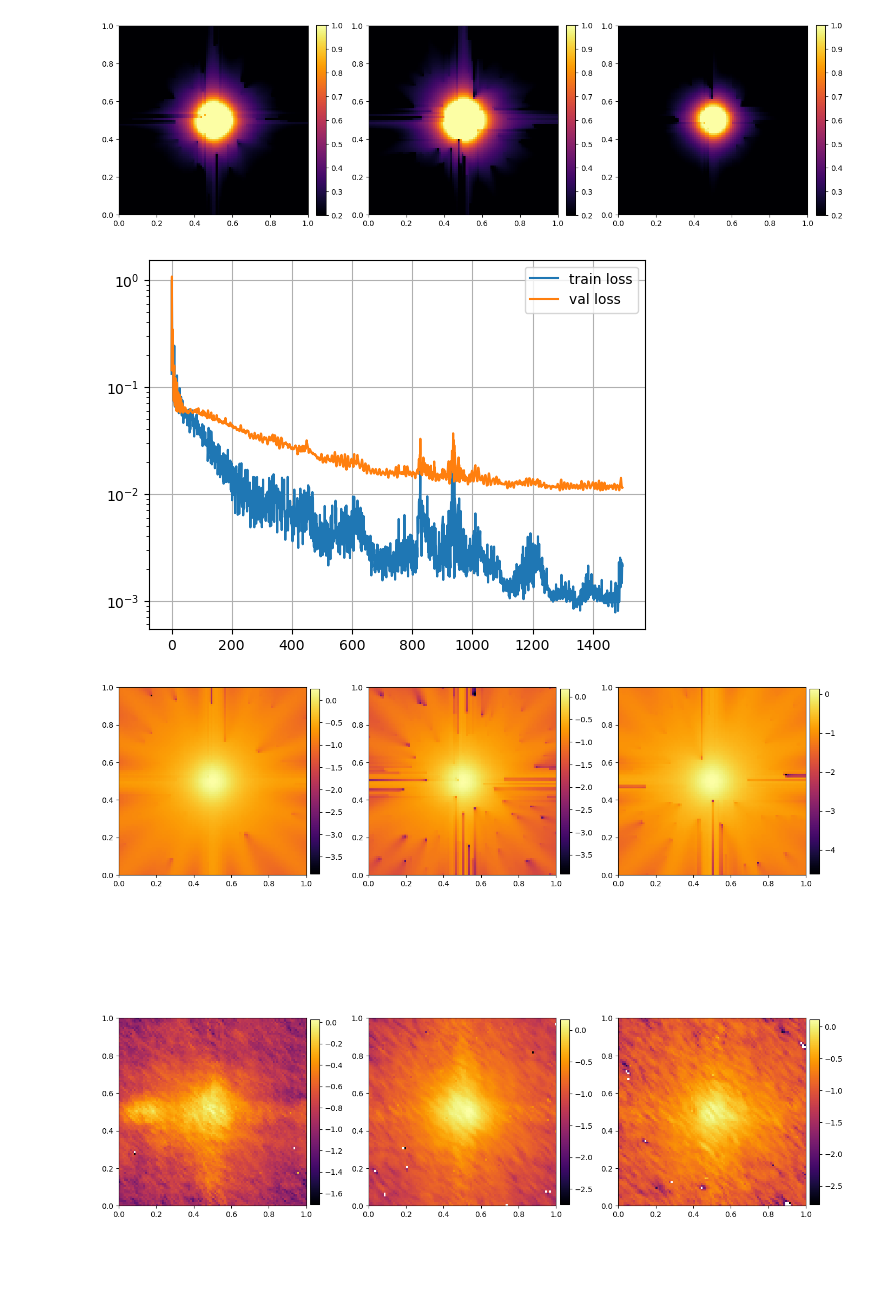
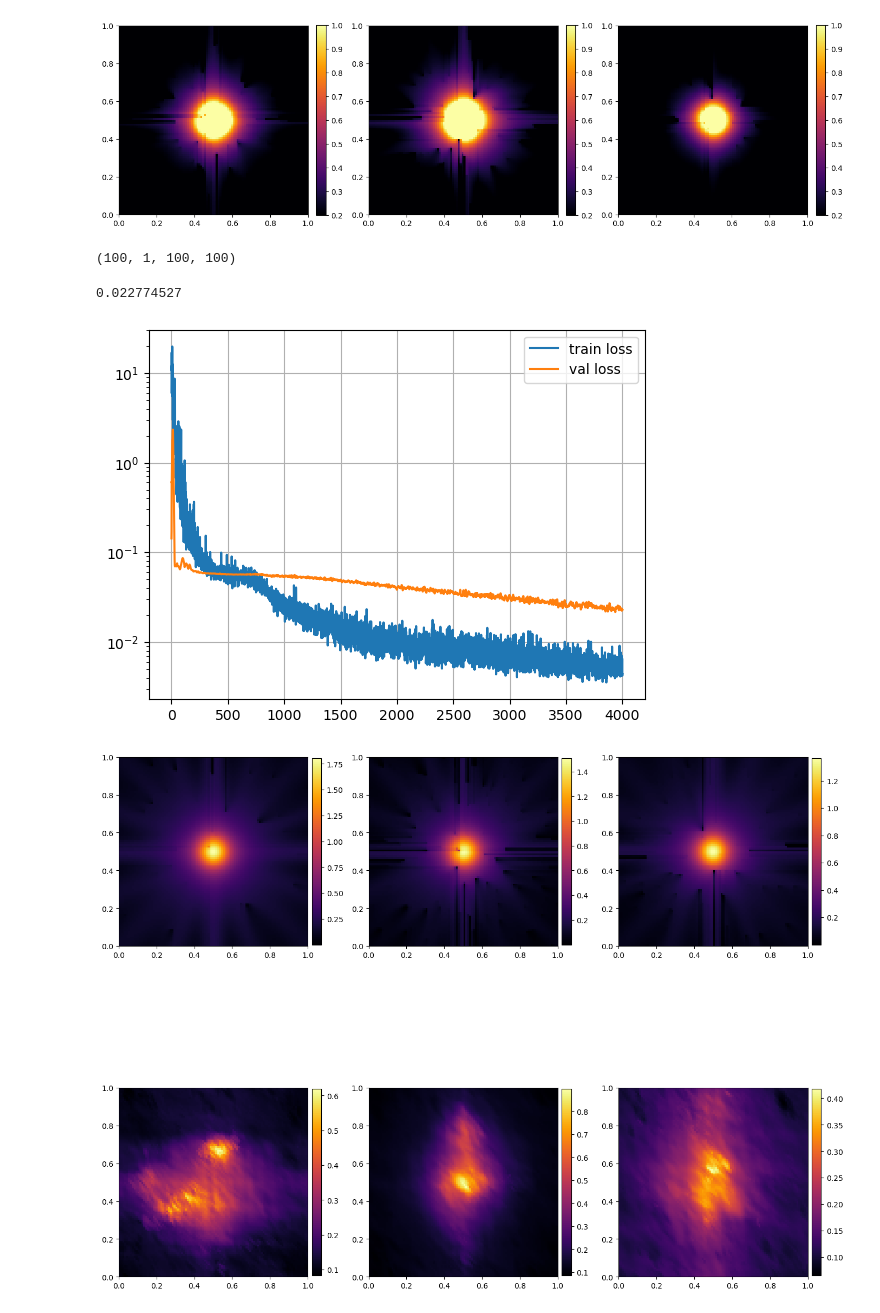
Before and after one commit to RuneRost/RadiativeTransfer, a Jupyter notebook: data2d_with_FNO2d.ipynb, the cells around one changed output. Drawn from its saved outputs; the diff is of its cells as text; code cells hidden in the pictures; blank space fills up the shorter version.

```diff
--- a/data2d_with_FNO2d.ipynb
+++ b/data2d_with_FNO2d.ipynb
@@ -181,12 +198,17 @@ class FNO2d(eqx.Module):
 fno2d = FNO2d(
     3,
     1,
-    16,
-    16,
+    24,
+    24,
     64,
+    0.28,
     jax.nn.relu,
     key=jax.random.PRNGKey(0),
 )
+
+# maybe change number of blocks also
+
+# optimal so far: 16,16 for modes; 32 for width; 0.2 for dropout
 # %%
 # creating the training data:
 # %%
@@ -483,19 +505,33 @@ def dataloader(
         batch_indices = permutation[start:end]
 
         yield dataset_x[batch_indices], dataset_y[batch_indices]
+# %%
+train_x.shape
+train_y.shape
+# %% [output]
+(100, 1, 100, 100)
 # %%
-def loss_fn(model, x, y):
-    y_pred = jax.vmap(model)(x)
+def loss_fn(model, x, y, key, deterministic=False):
+    y_pred = jax.vmap(model, in_axes=(0, None, None))(x, key, deterministic)
     loss = jnp.mean(jnp.square(y_pred - y))
     return loss
 
-optimizer = optax.adam(3e-4)
+# maybe add lr schedule?
+#lr_schedule = optax.linear_schedule(
+#    init_value=1e-3,
+#    end_value=1e-5,
+#    transition_steps=1000
+#)
+
+optimizer = optax.adamw(learning_rate=3e-4, weight_decay=1e-4)    # added weight decay (before optax.adam was used)
+#optimizer = optax.adamw(learning_rate=lr_schedule, weight_decay=1e-4)
 opt_state = optimizer.init(eqx.filter(fno2d, eqx.is_array))
 
 @eqx.filter_jit   #was bedeutet das?
-def make_step(model, state, x, y):
-    loss, grad = eqx.filter_value_and_grad(loss_fn)(model, x, y)
-    val_loss = loss_fn(model, test_x, test_y)
+def make_step(model, state, key, x, y):
+    loss, grad = eqx.filter_value_and_grad(loss_fn)(model, x, y, key, deterministic=False)
+    val_loss = loss_fn(model, test_x, test_y, key, deterministic=True)
+    #val_loss = loss_fn(model, test_x, test_y, deterministic=False)
     updates, new_state = optimizer.update(grad, state, model)
     new_model = eqx.apply_updates(model, updates)
     return new_model, new_state, loss, val_loss
@@ -504,49 +540,59 @@ loss_history = []
 val_loss_history = []
 
 shuffle_key = jax.random.PRNGKey(10)
-for epoch in tqdm(range(150)):
+for epoch in tqdm(range(400)):
     shuffle_key, subkey = jax.random.split(shuffle_key)
     for (batch_x, batch_y) in dataloader(
         subkey,
         train_x,   # maybe check if reduced resolution also works
         train_y,
-        batch_size=10,
+        batch_size=10,  # higher?
     ):
-        fno2d, opt_state, loss, val_loss = make_step(fno2d, opt_state, batch_x, batch_y)
+        fno2d, opt_state, loss, val_loss = make_step(fno2d, opt_state, subkey, batch_x, batch_y)  #currently using same subkey as for dataloader (one per epoch - fine?)
         loss_history.append(loss)
         val_loss_history.append(val_loss)
+
+# if results aren't good check again, that dropout masks changes in every layer and in every epoch
 # %%
 plt.plot(loss_history, label="train loss")
 plt.plot(val_loss_history, label="val loss")
 plt.legend()
 plt.yscale("log")
 plt.grid()
+
+print(val_loss_history[-1])
+# 0.0069615683
+
+# 0.0078 ( mit 0.28 bei dropout, sonst so wie grad eingestellt)
 # %% [output]
+0.022774527
-[figure, old version]
+[figure, new version]
 # %%
 # make plots
 
 # Define subplot grid
 num_rows = 2
 num_cols = 3
 
 fig, axes = plt.subplots(num_rows, num_cols, figsize=(14, 14))
 
 # Flatten the axes array to easily iterate
 axes = axes.ravel()
 
 for i, ax in enumerate(axes):
     if i <= 2:
-        im = ax.imshow(jnp.log10(test_y[i, 0, :, :]), origin='lower', extent=[0, 1, 0, 1,], aspect='equal', cmap='inferno') #, vmax=1, vmin=-4)
+        #im = ax.imshow(jnp.log10(test_y[i, 0, :, :]), origin='lower', extent=[0, 1, 0, 1,], aspect='equal', cmap='inferno') #, vmax=1, vmin=-4)
+        im = ax.imshow(test_y[i, 0, :, :], origin='lower', extent=[0, 1, 0, 1,], aspect='equal', cmap='inferno') #, vmax=1, vmin=-4)
         fig.colorbar(im, ax=ax, fraction=0.046, pad=0.02)
     else:
-        im = ax.imshow(jnp.log10(fno2d(test_x[i-3, :, :, :])[0]), origin='lower', extent=[0, 1, 0, 1,], aspect='equal', cmap='inferno') #, vmax=1, vmin=-4)
+        #im = ax.imshow(jnp.log10(fno2d(test_x[i-3, :, :, :])[0]), origin='lower', extent=[0, 1, 0, 1,], aspect='equal', cmap='inferno') #, vmax=1, vmin=-4)
+        im = ax.imshow(fno2d(test_x[i-3, :, :, :], random.PRNGKey(2), deterministic=True )[0], origin='lower', extent=[0, 1, 0, 1,], aspect='equal', cmap='inferno') #, vmax=1, vmin=-4)
         fig.colorbar(im, ax=ax, fraction=0.046, pad=0.02)
 
 plt.tight_layout()
 plt.show()
 # %% [output]
-[figure, old version]
+[figure, new version]
 # %%
 # Diagnostics
 
```
Also changed, not shown: parts of 1 cell of this notebook, 2 other files.
